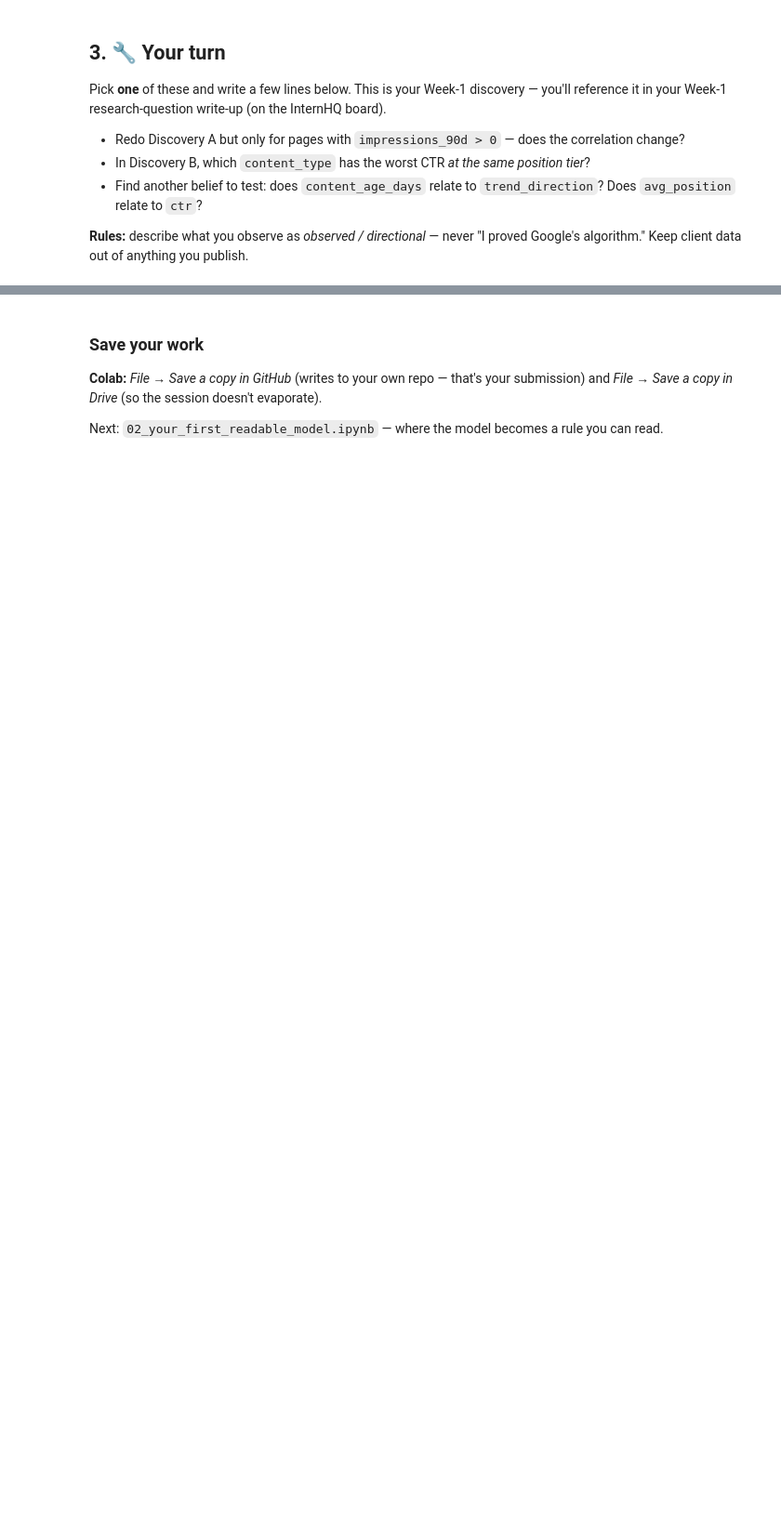
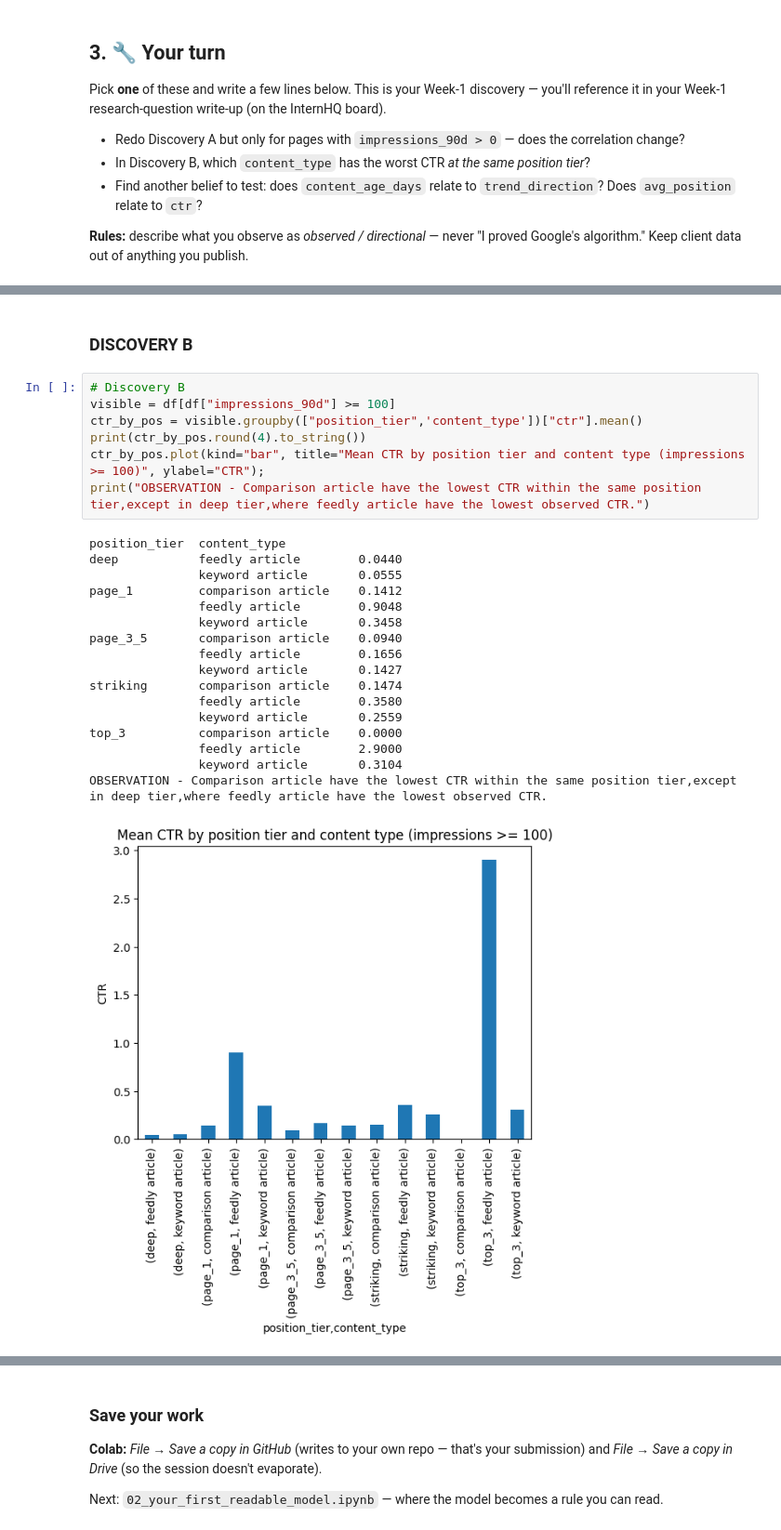
Before and after one commit to Gunner2033d/flyrank-internship, a Jupyter notebook: notebooks/01_first_look_and_discovery.ipynb, the cells around one changed output, grey strips where cells are left out. Shown at 93% size. Drawn from its saved outputs; the diff is of its cells as text; blank space fills up the shorter version.

```diff
--- a/notebooks/01_first_look_and_discovery.ipynb
+++ b/notebooks/01_first_look_and_discovery.ipynb
@@ -101,0 +165,27 @@ Pick **one** of these and write a few lines below. This is your Week-1 discovery
+# %% [markdown]
+### DISCOVERY B
+# %%
+# Discovery B
+visible = df[df["impressions_90d"] >= 100]
+ctr_by_pos = visible.groupby(["position_tier",'content_type'])["ctr"].mean()
+print(ctr_by_pos.round(4).to_string())
+ctr_by_pos.plot(kind="bar", title="Mean CTR by position tier and content type (impressions >= 100)", ylabel="CTR");
+print("OBSERVATION - Comparison article have the lowest CTR within the same position tier,except in deep tier,where feedly article have the lowest observed CTR.")
+# %% [output]
+position_tier  content_type
+deep           feedly article        0.0440
+               keyword article       0.0555
+page_1         comparison article    0.1412
+               feedly article        0.9048
+               keyword article       0.3458
+page_3_5       comparison article    0.0940
+               feedly article        0.1656
+               keyword article       0.1427
+striking       comparison article    0.1474
+               feedly article        0.3580
+               keyword article       0.2559
+top_3          comparison article    0.0000
+               feedly article        2.9000
+               keyword article       0.3104
+OBSERVATION - Comparison article have the lowest CTR within the same position tier,except in deep tier,where feedly article have the lowest observed CTR.
+[figure, added]
```
Also changed, not shown: parts of 12 cells of this notebook.
